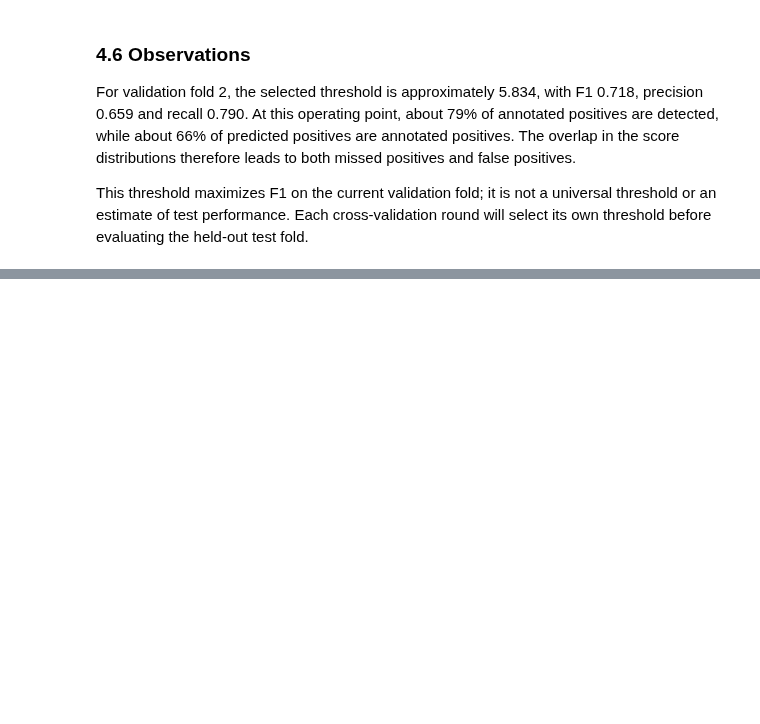
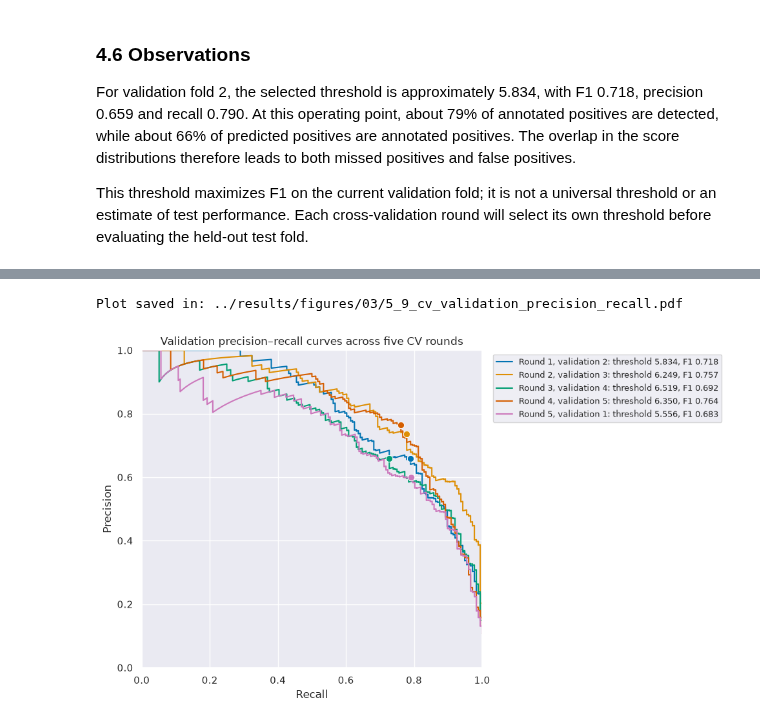
Before and after one commit to bioinformatikk/LB2_project_Group_10, a Jupyter notebook: notebooks/03_von_heijne_method.ipynb, the cells around one changed output, grey strips where cells are left out. Cells and saved outputs as stored; diff of their text form; code cells hidden in the pictures; blank space fills up the shorter version.

```diff
--- a/notebooks/03_von_heijne_method.ipynb
+++ b/notebooks/03_von_heijne_method.ipynb
@@ -483,0 +831,40 @@ We will calculate Precision, Recall, Accuracy, MCC and F1 on each test fold, the
+# %%
+fig, ax = plt.subplots(figsize=(10, 6))
+colors = sns.color_palette("colorblind", n_colors=len(cv_results))
+
+for color, (_, round_result) in zip(colors, cv_results.iterrows()):
+    fold = int(round_result["test_fold"])
+    validation_scored = cv_details[fold]["validation_scores"]
+    precision, recall, thresholds = precision_recall_curve(
+        validation_scored["label"].to_numpy(),
+        validation_scored["score"].to_numpy()
+    )
+    threshold_index = np.searchsorted(thresholds, round_result["threshold"])
+
+    ax.plot(
+        recall, precision, color=color,
+        label=(
+            f"Round {fold}, validation {int(round_result['validation_fold'])}: "
+            f"threshold {round_result['threshold']:.3f}, F1 {round_result['validation_f1']:.3f}"
+        )
+    )
+    ax.scatter(
+        recall[threshold_index], precision[threshold_index],
+        color=color, s=55, edgecolor="white", linewidth=0.7, zorder=3
+    )
+
+ax.set_xlim(0, 1)
+ax.set_ylim(0, 1)
+ax.set_xlabel("Recall")
+ax.set_ylabel("Precision")
+ax.set_title("Validation precision–recall curves across five CV rounds")
+ax.legend(loc="upper left", bbox_to_anchor=(1.02, 1), fontsize=9)
+fig.tight_layout()
+
+figure_path = figure_dir / "5_9_cv_validation_precision_recall.pdf"
+fig.savefig(figure_path, format="pdf", bbox_inches="tight")
+print("Plot saved in:", figure_path)
+plt.show()
+# %% [output]
+Plot saved in: ../results/figures/03/5_9_cv_validation_precision_recall.pdf
+[figure, added]
```
Also changed, not shown: parts of 22 cells of this notebook, 9 other files.
